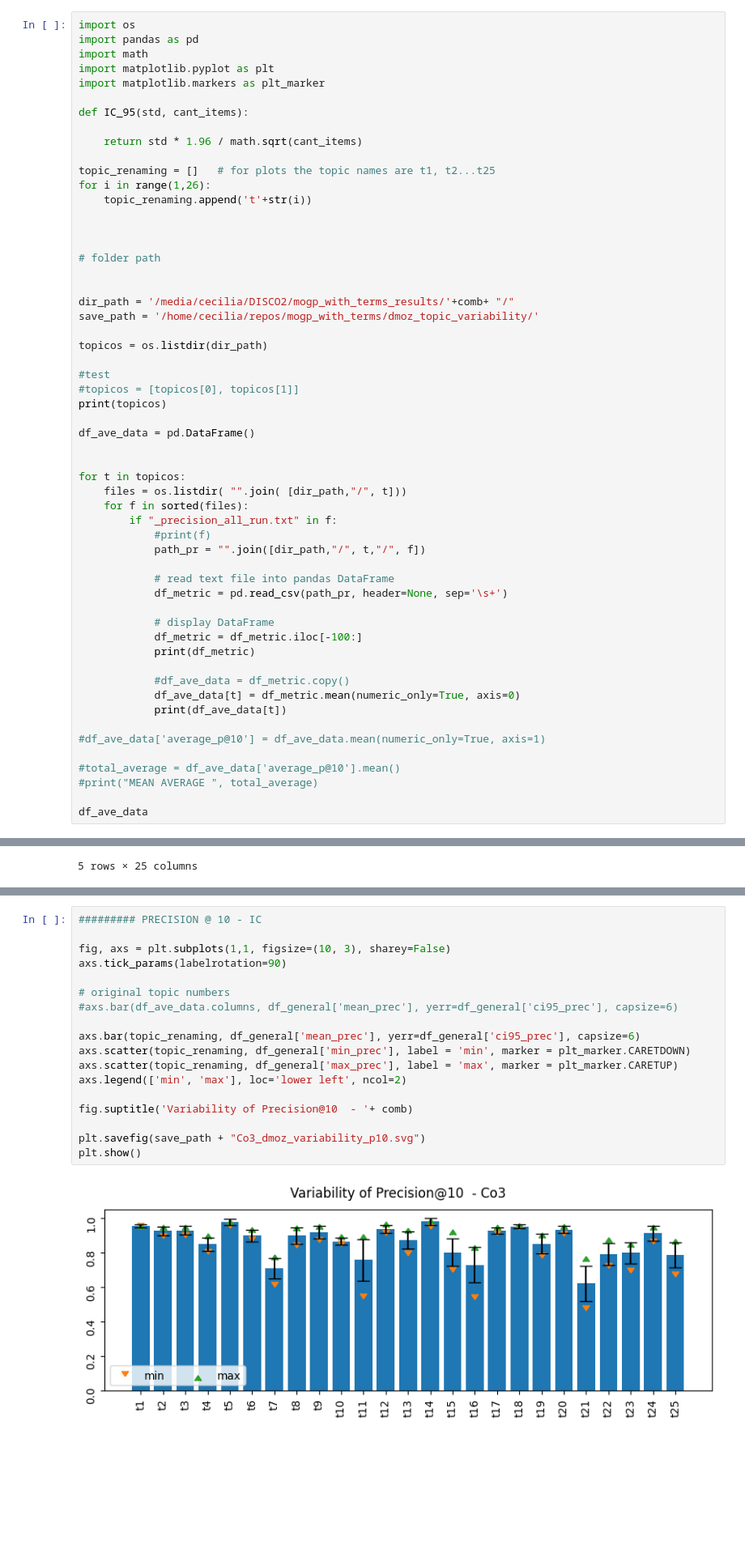
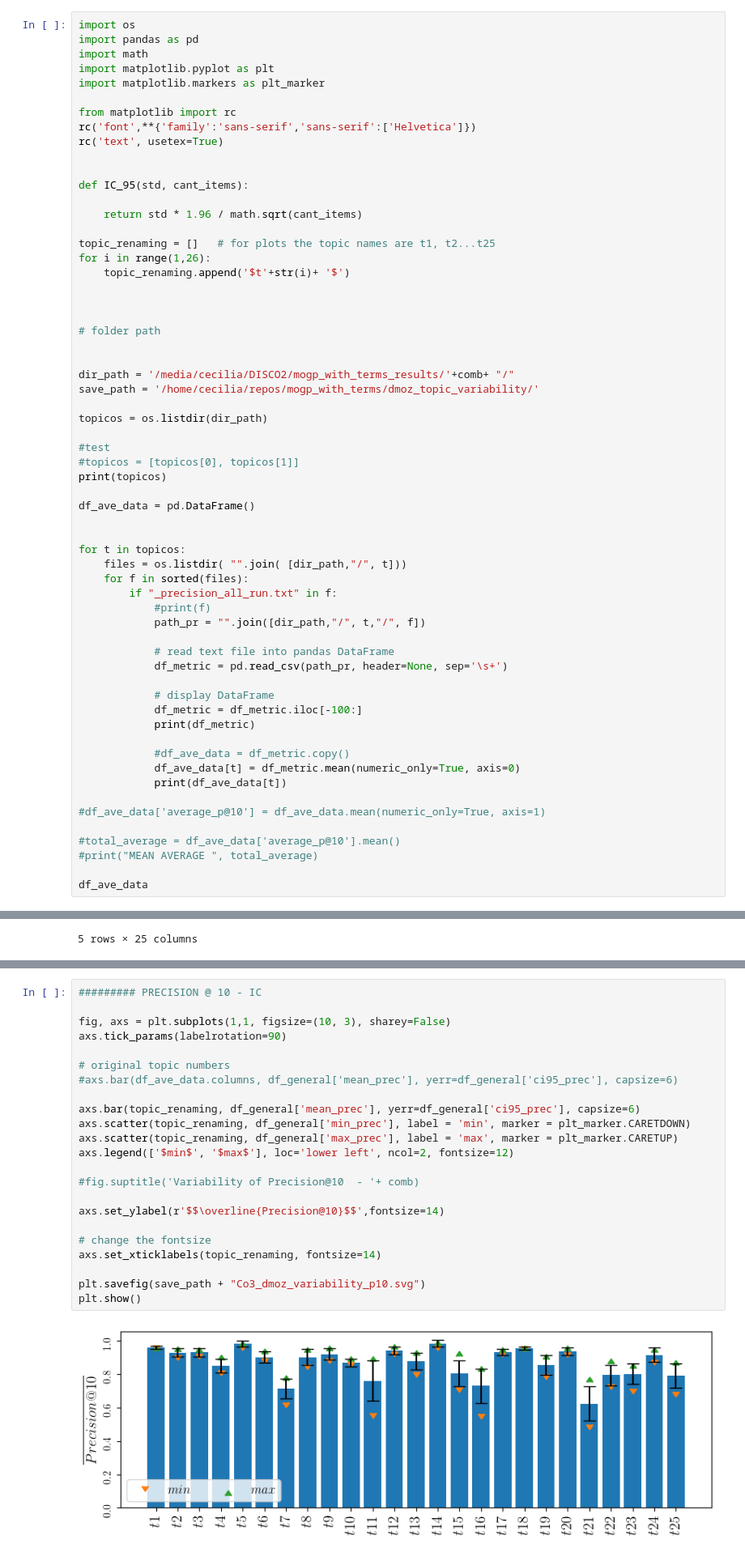
Before and after one commit to ceciliabaggio/mogp_with_terms, a Jupyter notebook: dmoz_topic_variability/topic-variablity-mogp.ipynb, the cells around one changed output, grey strips where cells are left out. Shown: that part at 81% size. Cells and saved outputs as stored; diff of their text form; blank space fills up the shorter version.

Commit message:
bigger xticks in plots

```diff
--- a/dmoz_topic_variability/topic-variablity-mogp.ipynb
+++ b/dmoz_topic_variability/topic-variablity-mogp.ipynb
@@ -12,13 +12,18 @@ import math
 import matplotlib.pyplot as plt
 import matplotlib.markers as plt_marker
 
+from matplotlib import rc
+rc('font',**{'family':'sans-serif','sans-serif':['Helvetica']})
+rc('text', usetex=True)
+
+
 def IC_95(std, cant_items):
 
     return std * 1.96 / math.sqrt(cant_items)
 
 topic_renaming = []   # for plots the topic names are t1, t2...t25
 for i in range(1,26):
-    topic_renaming.append('t'+str(i))
+    topic_renaming.append('$t'+str(i)+ '$')
 
 
 
@@ -175,23 +180,28 @@ df_general
 # %%
 ######### PRECISION @ 10 - IC
 
 fig, axs = plt.subplots(1,1, figsize=(10, 3), sharey=False)
 axs.tick_params(labelrotation=90)
 
 # original topic numbers
 #axs.bar(df_ave_data.columns, df_general['mean_prec'], yerr=df_general['ci95_prec'], capsize=6)
 
 axs.bar(topic_renaming, df_general['mean_prec'], yerr=df_general['ci95_prec'], capsize=6)
 axs.scatter(topic_renaming, df_general['min_prec'], label = 'min', marker = plt_marker.CARETDOWN)
 axs.scatter(topic_renaming, df_general['max_prec'], label = 'max', marker = plt_marker.CARETUP)
-axs.legend(['min', 'max'], loc='lower left', ncol=2)
+axs.legend(['$min$', '$max$'], loc='lower left', ncol=2, fontsize=12)
 
-fig.suptitle('Variability of Precision@10  - '+ comb)
+#fig.suptitle('Variability of Precision@10  - '+ comb)
+
+axs.set_ylabel(r'$$\overline{Precision@10}$$',fontsize=14)
+
+# change the fontsize
+axs.set_xticklabels(topic_renaming, fontsize=14)
 
 plt.savefig(save_path + "Co3_dmoz_variability_p10.svg")
 plt.show()
 # %% [output]
-[figure, old version]
+[figure, new version]
 # %% [markdown]
 #GLOBAL RECALL
 # %%
```
Also changed, not shown: parts of 2 cells of this notebook, 35 other files.
